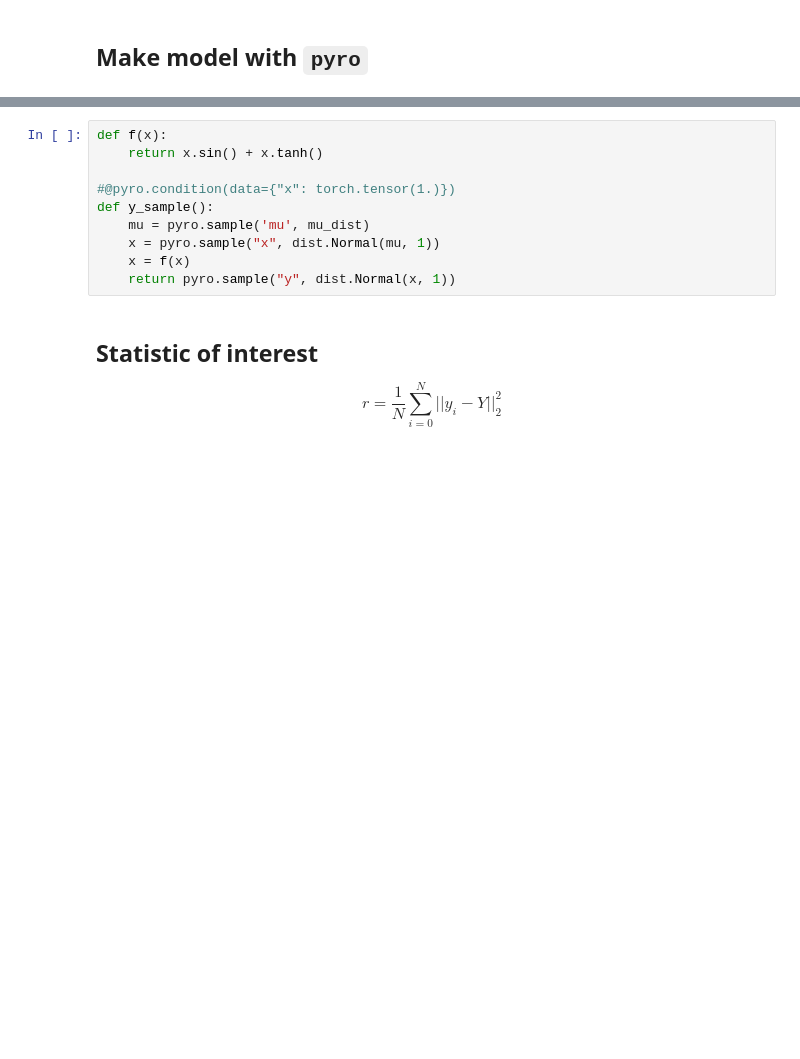
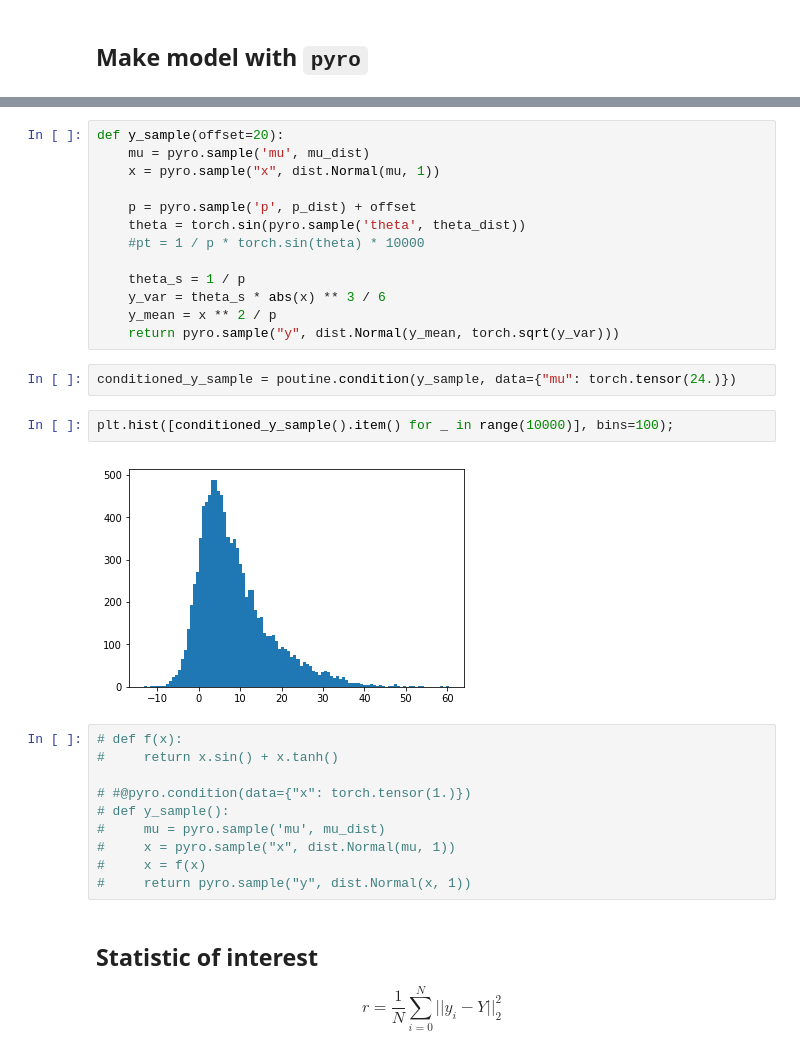
Before and after one commit to SchattenGenie/diff-surrogate, a Jupyter notebook: model.ipynb, the cells around one changed output, grey strips where cells are left out. Cells and saved outputs as stored; diff of their text form; blank space fills up the shorter version.

```diff
--- a/model.ipynb
+++ b/model.ipynb
@@ -34,13 +49,32 @@ mu_dist = dist.Delta(torch.tensor(-50., requires_grad=True))
+# %%
+def y_sample(offset=20):
+    mu = pyro.sample('mu', mu_dist)
+    x = pyro.sample("x", dist.Normal(mu, 1))
+
+    p = pyro.sample('p', p_dist) + offset
+    theta = torch.sin(pyro.sample('theta', theta_dist))
+    #pt = 1 / p * torch.sin(theta) * 10000
+
+    theta_s = 1 / p
+    y_var = theta_s * abs(x) ** 3 / 6
+    y_mean = x ** 2 / p
+    return pyro.sample("y", dist.Normal(y_mean, torch.sqrt(y_var)))
+# %%
+conditioned_y_sample = poutine.condition(y_sample, data={"mu": torch.tensor(24.)})
+# %%
+plt.hist([conditioned_y_sample().item() for _ in range(10000)], bins=100);
+# %% [output]
+[figure, added]
 # %%
-def f(x):
-    return x.sin() + x.tanh()
+# def f(x):
+#     return x.sin() + x.tanh()
 
-#@pyro.condition(data={"x": torch.tensor(1.)})
-def y_sample():
-    mu = pyro.sample('mu', mu_dist)
-    x = pyro.sample("x", dist.Normal(mu, 1))
-    x = f(x)
-    return pyro.sample("y", dist.Normal(x, 1))
+# #@pyro.condition(data={"x": torch.tensor(1.)})
+# def y_sample():
+#     mu = pyro.sample('mu', mu_dist)
+#     x = pyro.sample("x", dist.Normal(mu, 1))
+#     x = f(x)
+#     return pyro.sample("y", dist.Normal(x, 1))
 # %% [markdown]
 ## Statistic of interest
 
```
Also changed, not shown: parts of 5 cells of this notebook.
